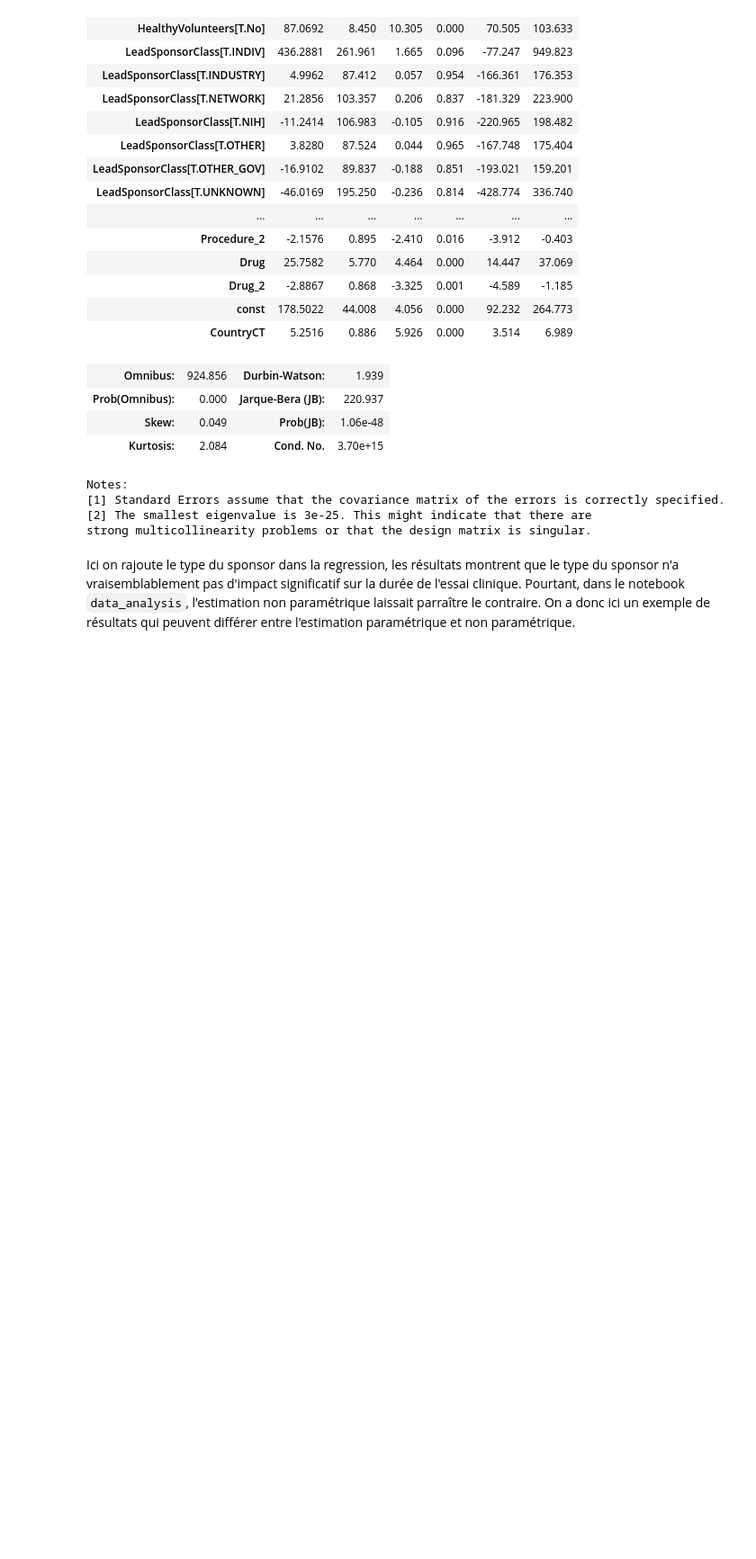
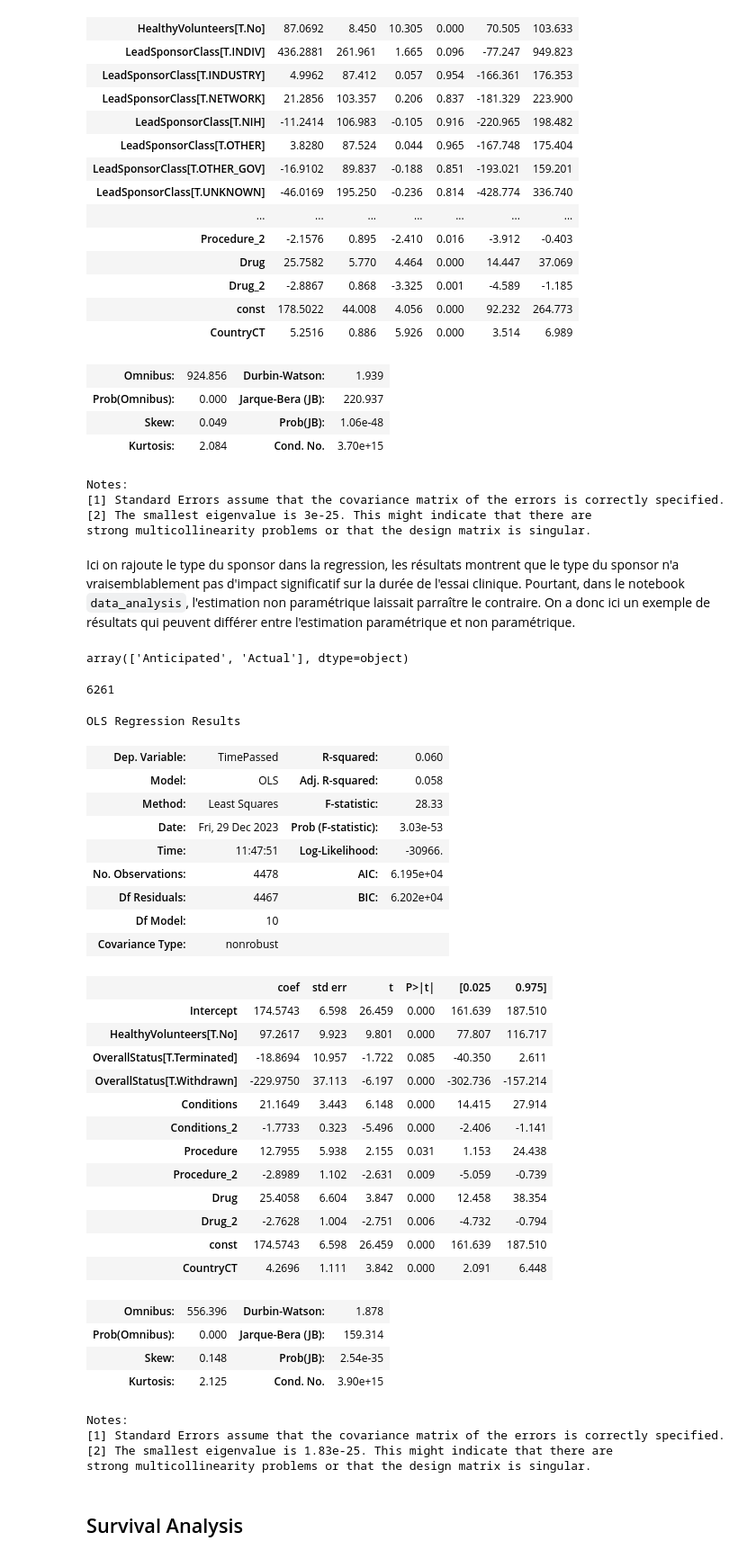
Before and after one commit to QMoayedpour/ProjetPython, a Jupyter notebook: Durée Essai clinique/Notebook_Regression.ipynb, the cells around one changed output. Shown at 90% size. Cells and saved outputs as stored; diff of their text form; code cells hidden in the pictures; blank space fills up the shorter version.

```diff
--- a/Modelisation/Notebook_Regression.ipynb
+++ b/Durée Essai clinique/Notebook_Regression.ipynb
@@ -205,3 +205,50 @@ Notes:
 strong multicollinearity problems or that the design matrix is singular.
 # %% [markdown]
 Ici on rajoute le type du sponsor dans la regression, les résultats montrent que le type du sponsor n'a vraisemblablement pas d'impact significatif sur la durée de l'essai clinique. Pourtant, dans le notebook ``data_analysis``, l'estimation non paramétrique laissait parraître le contraire. On a donc ici un exemple de résultats qui peuvent différer entre l'estimation paramétrique et non paramétrique.
+# %%
+data_phase3['CompletionDateType'].unique()
+# %% [output]
+array(['Anticipated', 'Actual'], dtype=object)
+# %%
+data_2 = data_phase3[data_phase3['CompletionDateType']=='Actual']
+# %%
+len(data_phase3)
+# %% [output]
+6261
+# %%
+model = sm.OLS.from_formula(model_string+ '+ CountryCT + HealthyVolunteers  + OverallStatus', data=data_2).fit()
+model.summary()
+# %% [output]
+OLS Regression Results
+| Dep. Variable: | TimePassed | R-squared: | 0.060 |
+| Model: | OLS | Adj. R-squared: | 0.058 |
+| Method: | Least Squares | F-statistic: | 28.33 |
+| Date: | Fri, 29 Dec 2023 | Prob (F-statistic): | 3.03e-53 |
+| Time: | 11:47:51 | Log-Likelihood: | -30966. |
+| No. Observations: | 4478 | AIC: | 6.195e+04 |
+| Df Residuals: | 4467 | BIC: | 6.202e+04 |
+| Df Model: | 10 |  |  |
+| Covariance Type: | nonrobust |  |  |
+|  | coef | std err | t | P>|t| | [0.025 | 0.975] |
+| Intercept | 174.5743 | 6.598 | 26.459 | 0.000 | 161.639 | 187.510 |
+| HealthyVolunteers[T.No] | 97.2617 | 9.923 | 9.801 | 0.000 | 77.807 | 116.717 |
+| OverallStatus[T.Terminated] | -18.8694 | 10.957 | -1.722 | 0.085 | -40.350 | 2.611 |
+| OverallStatus[T.Withdrawn] | -229.9750 | 37.113 | -6.197 | 0.000 | -302.736 | -157.214 |
+| Conditions | 21.1649 | 3.443 | 6.148 | 0.000 | 14.415 | 27.914 |
+| Conditions_2 | -1.7733 | 0.323 | -5.496 | 0.000 | -2.406 | -1.141 |
+| Procedure | 12.7955 | 5.938 | 2.155 | 0.031 | 1.153 | 24.438 |
+| Procedure_2 | -2.8989 | 1.102 | -2.631 | 0.009 | -5.059 | -0.739 |
+| Drug | 25.4058 | 6.604 | 3.847 | 0.000 | 12.458 | 38.354 |
+| Drug_2 | -2.7628 | 1.004 | -2.751 | 0.006 | -4.732 | -0.794 |
+| const | 174.5743 | 6.598 | 26.459 | 0.000 | 161.639 | 187.510 |
+| CountryCT | 4.2696 | 1.111 | 3.842 | 0.000 | 2.091 | 6.448 |
+| Omnibus: | 556.396 | Durbin-Watson: | 1.878 |
+| Prob(Omnibus): | 0.000 | Jarque-Bera (JB): | 159.314 |
+| Skew: | 0.148 | Prob(JB): | 2.54e-35 |
+| Kurtosis: | 2.125 | Cond. No. | 3.90e+15 |
+Notes:
+[1] Standard Errors assume that the covariance matrix of the errors is correctly specified.
+[2] The smallest eigenvalue is 1.83e-25. This might indicate that there are
+strong multicollinearity problems or that the design matrix is singular.
+# %% [markdown]
+## Survival Analysis
```
Also changed, not shown: parts of 12 cells of this notebook, 19 other files.
